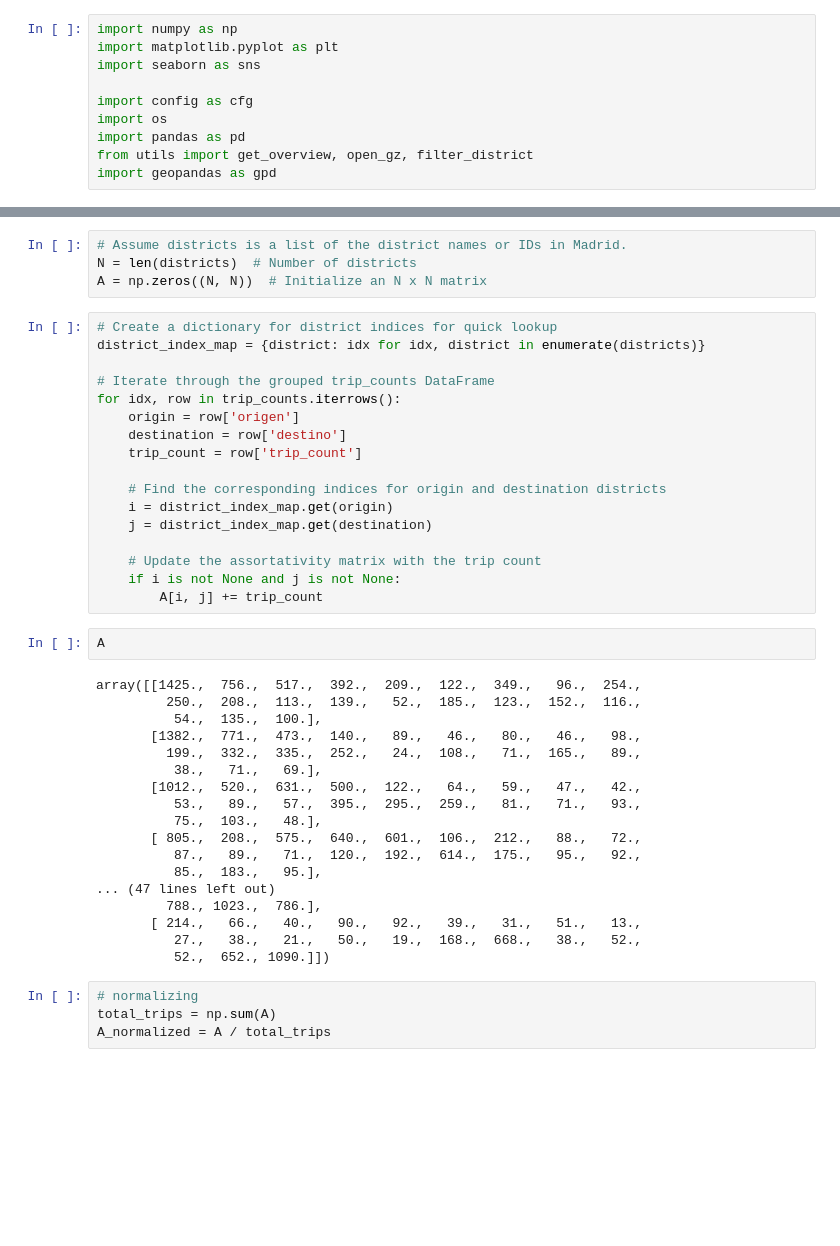
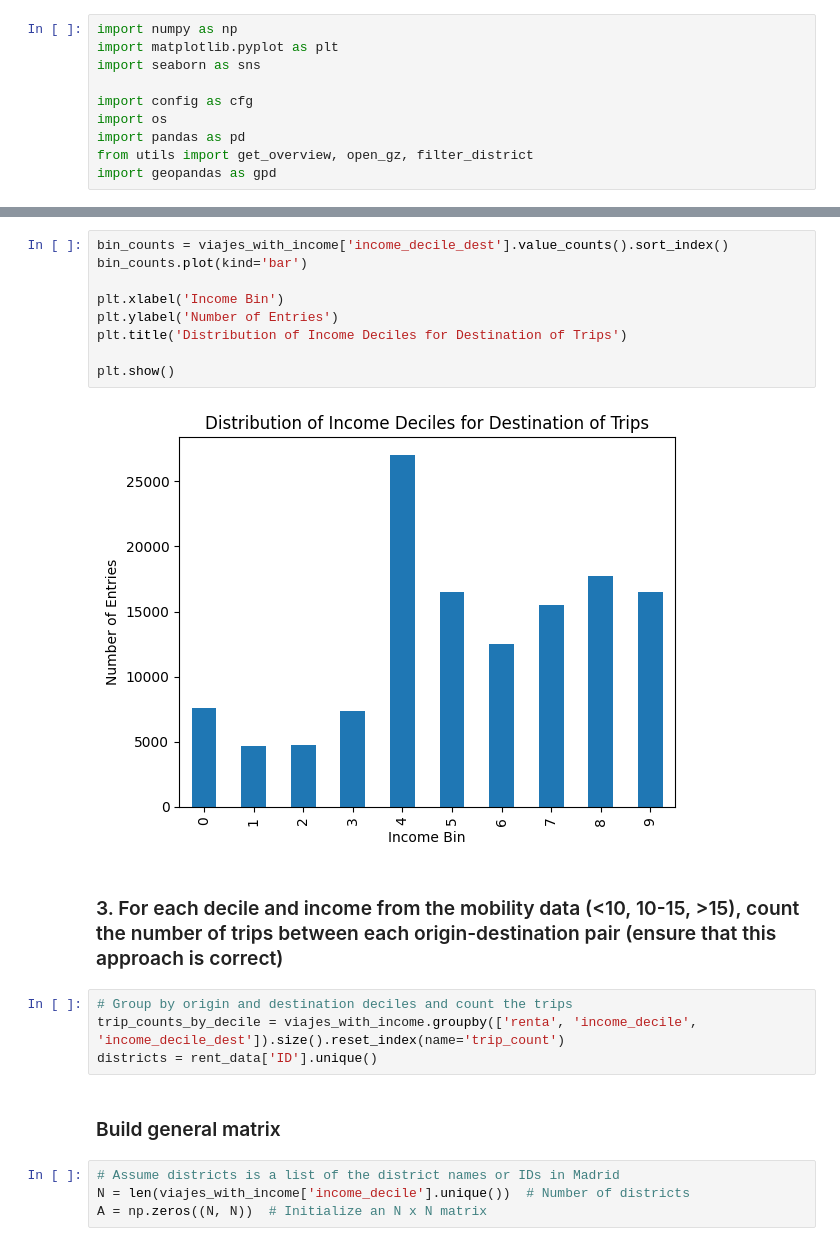
Before and after one commit to carobs9/thesis_project, a Jupyter notebook: segregation_indices/assortativity_matrix.ipynb, the cells around one changed output, grey strips where cells are left out. Saved outputs shown, nothing was run; the diff lists cells and outputs as text; blank space fills up the shorter version.

```diff
--- a/segregation_indices/assortativity_matrix.ipynb
+++ b/segregation_indices/assortativity_matrix.ipynb
@@ -31,45 +101,23 @@ districts = gdf['ID'].unique()
+# %%
+bin_counts = viajes_with_income['income_decile_dest'].value_counts().sort_index()
+bin_counts.plot(kind='bar')
+
+plt.xlabel('Income Bin')
+plt.ylabel('Number of Entries')
+plt.title('Distribution of Income Deciles for Destination of Trips')
+
+plt.show()
+# %% [output]
+[figure, added]
+# %% [markdown]
+### 3. For each decile and income from the mobility data (<10, 10-15, >15), count the number of trips between each origin-destination pair (ensure that this approach is correct)
+# %%
+# Group by origin and destination deciles and count the trips
+trip_counts_by_decile = viajes_with_income.groupby(['renta', 'income_decile', 'income_decile_dest']).size().reset_index(name='trip_count')
+districts = rent_data['ID'].unique()
+# %% [markdown]
+### Build general matrix
 # %%
-# Assume districts is a list of the district names or IDs in Madrid.
-N = len(districts)  # Number of districts
+# Assume districts is a list of the district names or IDs in Madrid
+N = len(viajes_with_income['income_decile'].unique())  # Number of districts
 A = np.zeros((N, N))  # Initialize an N x N matrix
-# %%
-# Create a dictionary for district indices for quick lookup
-district_index_map = {district: idx for idx, district in enumerate(districts)}
-
-# Iterate through the grouped trip_counts DataFrame
-for idx, row in trip_counts.iterrows():
-    origin = row['origen']
-    destination = row['destino']
-    trip_count = row['trip_count']
-
-    # Find the corresponding indices for origin and destination districts
-    i = district_index_map.get(origin)
-    j = district_index_map.get(destination)
-
-    # Update the assortativity matrix with the trip count
-    if i is not None and j is not None:
-        A[i, j] += trip_count
-# %%
-A
-# %% [output]
-array([[1425.,  756.,  517.,  392.,  209.,  122.,  349.,   96.,  254.,
-         250.,  208.,  113.,  139.,   52.,  185.,  123.,  152.,  116.,
-          54.,  135.,  100.],
-       [1382.,  771.,  473.,  140.,   89.,   46.,   80.,   46.,   98.,
-         199.,  332.,  335.,  252.,   24.,  108.,   71.,  165.,   89.,
-          38.,   71.,   69.],
-       [1012.,  520.,  631.,  500.,  122.,   64.,   59.,   47.,   42.,
-          53.,   89.,   57.,  395.,  295.,  259.,   81.,   71.,   93.,
-          75.,  103.,   48.],
-       [ 805.,  208.,  575.,  640.,  601.,  106.,  212.,   88.,   72.,
-          87.,   89.,   71.,  120.,  192.,  614.,  175.,   95.,   92.,
-          85.,  183.,   95.],
-... (47 lines left out)
-         788., 1023.,  786.],
-       [ 214.,   66.,   40.,   90.,   92.,   39.,   31.,   51.,   13.,
-          27.,   38.,   21.,   50.,   19.,  168.,  668.,   38.,   52.,
-          52.,  652., 1090.]])
-# %%
-# normalizing
-total_trips = np.sum(A)
-A_normalized = A / total_trips
```
Also changed, not shown: parts of 20 cells of this notebook.
